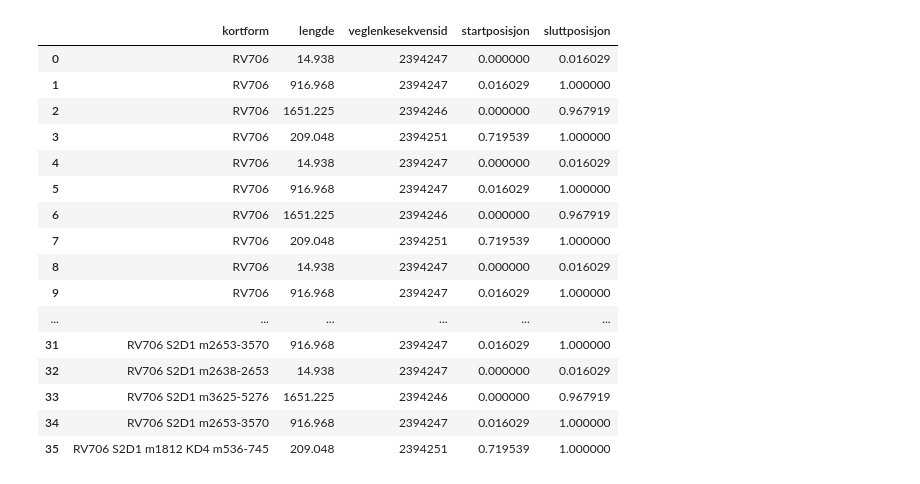
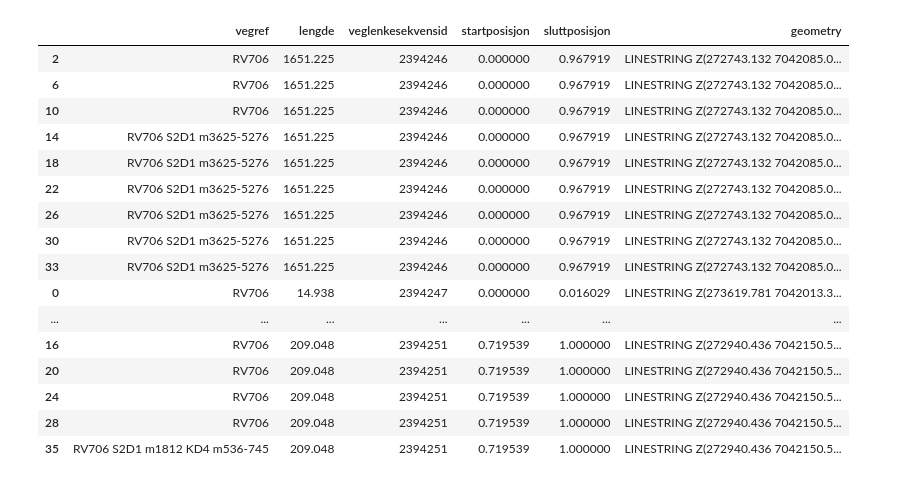
Before and after one commit to LtGlahn/diskusjon_diverse, a Jupyter notebook: vegsegmenter_strindheimtunnellen.ipynb, the cells around one changed output. Saved outputs shown, nothing was run; the diff lists cells and outputs as text; code cells hidden in the pictures.

Commit message:
fikk skikk på vegsegmenter-oppdelingen

```diff
--- a/vegsegmenter_strindheimtunnellen.ipynb
+++ b/vegsegmenter_strindheimtunnellen.ipynb
@@ -17,20 +59,34 @@ df = pd.DataFrame( tun['vegsegmenter'] )
+# %%
+from copy import deepcopy
+r = requests.get( 'https://apilesv3.utv.atlas.vegvesen.no/vegobjekter/67/460557991/8.json?&inkluder=vegsegmenter,lokasjon')
+tun_v3 = r.json()
+
+data = []
+for seg3 in tun_v3['vegsegmenter']:
+    nyseg = deepcopy( seg3)
+    nyseg['vegref'] = nyseg['vegsystemreferanse']['kortform']
+    nyseg['geometry'] =nyseg['geometri']['wkt']
+    data.append( deepcopy(nyseg))
+
+df_v3 = pd.DataFrame( data )
 # %%
-df[['kortform', 'lengde', 'veglenkesekvensid', 'startposisjon', 'sluttposisjon']]
+df_v3[['vegref', 'lengde', 'veglenkesekvensid',
+    'startposisjon', 'sluttposisjon', 'geometry']].sort_values(by=['veglenkesekvensid', 'startposisjon'])
 # %% [output]
-|  | kortform | lengde | veglenkesekvensid | startposisjon | sluttposisjon |
-| 0 | RV706 | 14.938 | 2394247 | 0.000000 | 0.016029 |
-| 1 | RV706 | 916.968 | 2394247 | 0.016029 | 1.000000 |
-| 2 | RV706 | 1651.225 | 2394246 | 0.000000 | 0.967919 |
-| 3 | RV706 | 209.048 | 2394251 | 0.719539 | 1.000000 |
-| 4 | RV706 | 14.938 | 2394247 | 0.000000 | 0.016029 |
-| 5 | RV706 | 916.968 | 2394247 | 0.016029 | 1.000000 |
-| 6 | RV706 | 1651.225 | 2394246 | 0.000000 | 0.967919 |
-| 7 | RV706 | 209.048 | 2394251 | 0.719539 | 1.000000 |
-| 8 | RV706 | 14.938 | 2394247 | 0.000000 | 0.016029 |
-| 9 | RV706 | 916.968 | 2394247 | 0.016029 | 1.000000 |
-| ... | ... | ... | ... | ... | ... |
-| 31 | RV706 S2D1 m2653-3570 | 916.968 | 2394247 | 0.016029 | 1.000000 |
-| 32 | RV706 S2D1 m2638-2653 | 14.938 | 2394247 | 0.000000 | 0.016029 |
-| 33 | RV706 S2D1 m3625-5276 | 1651.225 | 2394246 | 0.000000 | 0.967919 |
-| 34 | RV706 S2D1 m2653-3570 | 916.968 | 2394247 | 0.016029 | 1.000000 |
-| 35 | RV706 S2D1 m1812 KD4 m536-745 | 209.048 | 2394251 | 0.719539 | 1.000000 |
+|  | vegref | lengde | veglenkesekvensid | startposisjon | sluttposisjon | geometry |
+| 2 | RV706 | 1651.225 | 2394246 | 0.000000 | 0.967919 | LINESTRING Z(272743.132 7042085.0... |
+| 6 | RV706 | 1651.225 | 2394246 | 0.000000 | 0.967919 | LINESTRING Z(272743.132 7042085.0... |
+| 10 | RV706 | 1651.225 | 2394246 | 0.000000 | 0.967919 | LINESTRING Z(272743.132 7042085.0... |
+| 14 | RV706 S2D1 m3625-5276 | 1651.225 | 2394246 | 0.000000 | 0.967919 | LINESTRING Z(272743.132 7042085.0... |
+| 18 | RV706 S2D1 m3625-5276 | 1651.225 | 2394246 | 0.000000 | 0.967919 | LINESTRING Z(272743.132 7042085.0... |
+| 22 | RV706 S2D1 m3625-5276 | 1651.225 | 2394246 | 0.000000 | 0.967919 | LINESTRING Z(272743.132 7042085.0... |
+| 26 | RV706 S2D1 m3625-5276 | 1651.225 | 2394246 | 0.000000 | 0.967919 | LINESTRING Z(272743.132 7042085.0... |
+| 30 | RV706 S2D1 m3625-5276 | 1651.225 | 2394246 | 0.000000 | 0.967919 | LINESTRING Z(272743.132 7042085.0... |
+| 33 | RV706 S2D1 m3625-5276 | 1651.225 | 2394246 | 0.000000 | 0.967919 | LINESTRING Z(272743.132 7042085.0... |
+| 0 | RV706 | 14.938 | 2394247 | 0.000000 | 0.016029 | LINESTRING Z(273619.781 7042013.3... |
+| ... | ... | ... | ... | ... | ... | ... |
+| 16 | RV706 | 209.048 | 2394251 | 0.719539 | 1.000000 | LINESTRING Z(272940.436 7042150.5... |
+| 20 | RV706 | 209.048 | 2394251 | 0.719539 | 1.000000 | LINESTRING Z(272940.436 7042150.5... |
+| 24 | RV706 | 209.048 | 2394251 | 0.719539 | 1.000000 | LINESTRING Z(272940.436 7042150.5... |
+| 28 | RV706 | 209.048 | 2394251 | 0.719539 | 1.000000 | LINESTRING Z(272940.436 7042150.5... |
+| 35 | RV706 S2D1 m1812 KD4 m536-745 | 209.048 | 2394251 | 0.719539 | 1.000000 | LINESTRING Z(272940.436 7042150.5... |
```
Also changed, not shown: parts of 12 cells of this notebook.
